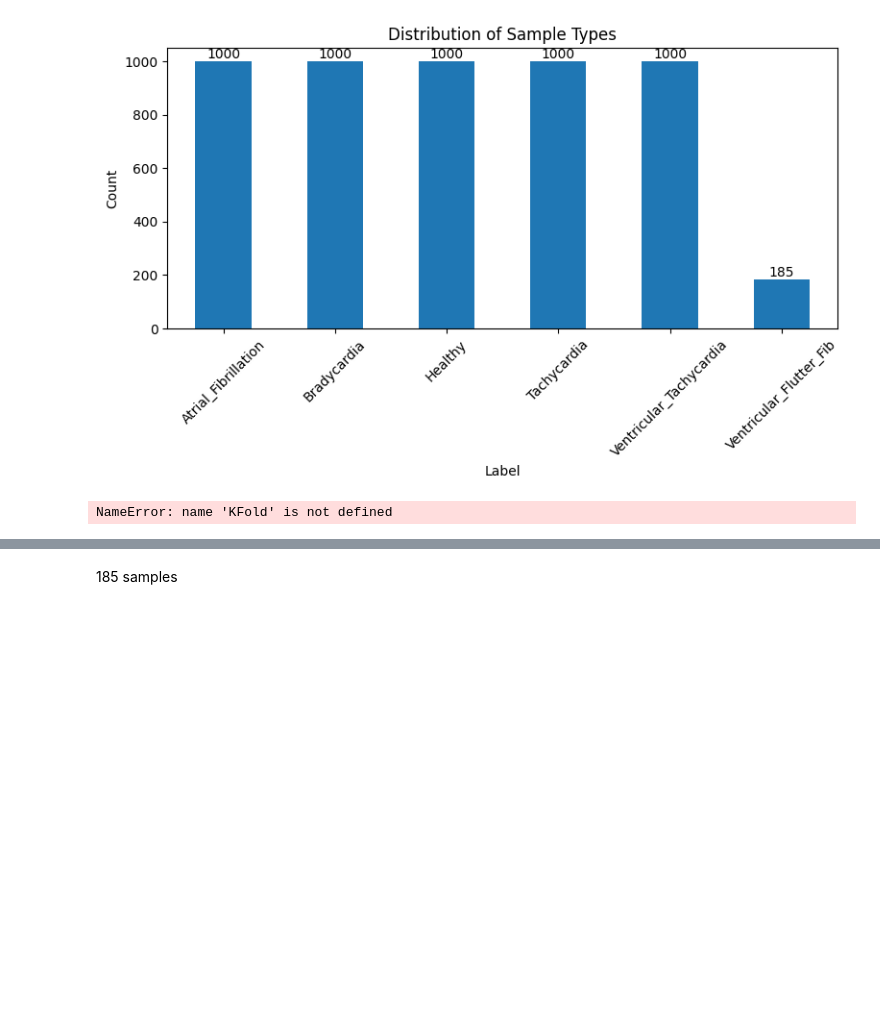
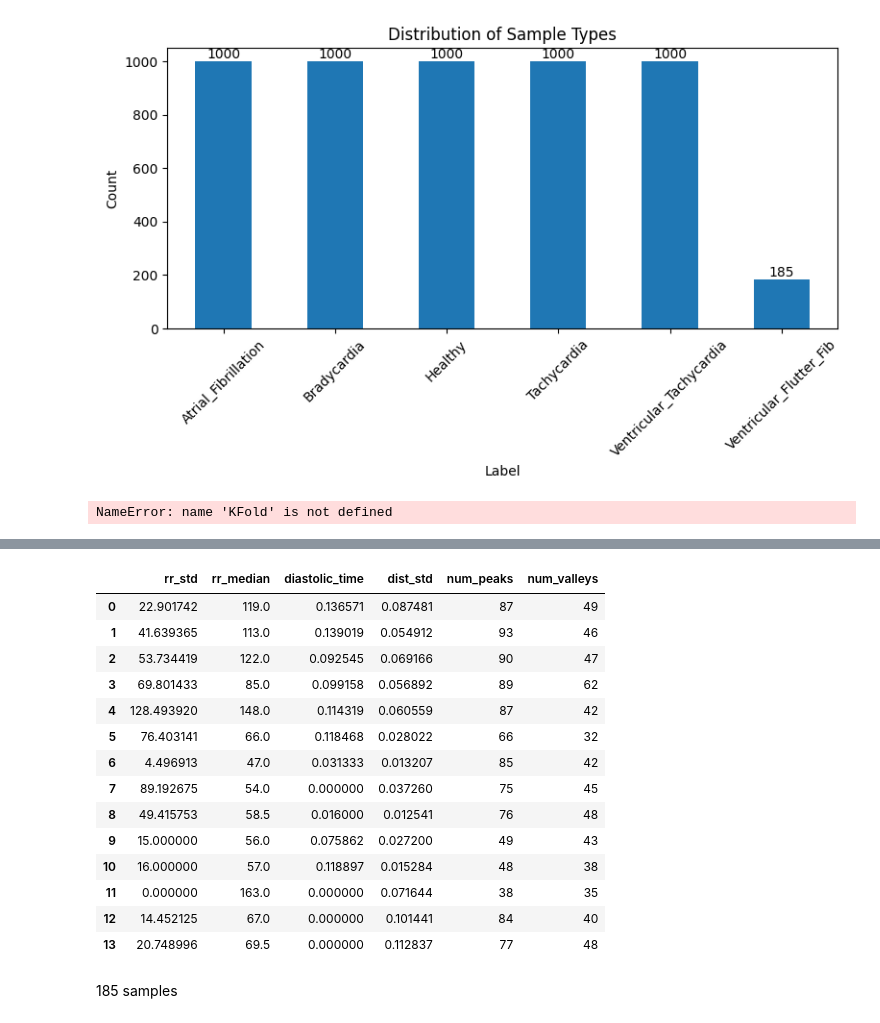
Before and after one commit to sarah-alabdulrazzak/RhythmGuard, a Jupyter notebook: Combined_Models.ipynb, the cells around one changed output, grey strips where cells are left out. Saved outputs shown, nothing was run; the diff lists cells and outputs as text; code cells hidden in the pictures; blank space fills up the shorter version.

```diff
--- a/Combined_Models.ipynb
+++ b/Combined_Models.ipynb
@@ -343,6 +363,7 @@ samples_df=pd.DataFrame({"Labels": labels_passed, "Groups": groups_passed, "diff
                         "diastolic_area":diastolic_area, "systolic_time":systolic_time, "diastolic_time":diastolic_time,
                         "pulse_interval":pulse_interval, "pp_interval":pp_interval, "fwhm":fwhm})
 samples_df=samples_df.dropna().reset_index(drop=True)
+samples_df.drop("diastolic_area", axis=1, inplace=True)
 samples_df
 # %% [output]
 |  | Labels | Groups | diff_median | dist_median | dist_std | num_peaks | num_valleys | first_peak_freq | ... |
@@ -724,7 +767,7 @@ X=Xg.drop(["Groups"], axis=1)
 groups=Xg["Groups"]
 
 X_ecg=X.drop(['systolic_amp',
-       'diastolic_amp', 'systolic_area', 'diastolic_area', 'systolic_time',
+       'diastolic_amp', 'systolic_time',
        'diastolic_time', 'pulse_interval', 'pp_interval', 'fwhm'], axis=1)
 X_ppg=X.drop(['diff_median', 'dist_median', 'dist_std',
        'num_peaks', 'num_valleys', 'first_peak_freq', 'second_peak_freq',
@@ -839,0 +1057,18 @@ NameError: name 'KFold' is not defined
+# %%
+samples_df.loc[samples_df["Groups"]=="Ventricular_Flutter_Fib0"][["rr_std", "rr_median", "diastolic_time", "dist_std", "num_peaks", "num_valleys"]].reset_index(drop=True)
+# %% [output]
+|  | rr_std | rr_median | diastolic_time | dist_std | num_peaks | num_valleys |
+| 0 | 22.901742 | 119.0 | 0.136571 | 0.087481 | 87 | 49 |
+| 1 | 41.639365 | 113.0 | 0.139019 | 0.054912 | 93 | 46 |
+| 2 | 53.734419 | 122.0 | 0.092545 | 0.069166 | 90 | 47 |
+| 3 | 69.801433 | 85.0 | 0.099158 | 0.056892 | 89 | 62 |
+| 4 | 128.493920 | 148.0 | 0.114319 | 0.060559 | 87 | 42 |
+| 5 | 76.403141 | 66.0 | 0.118468 | 0.028022 | 66 | 32 |
+| 6 | 4.496913 | 47.0 | 0.031333 | 0.013207 | 85 | 42 |
+| 7 | 89.192675 | 54.0 | 0.000000 | 0.037260 | 75 | 45 |
+| 8 | 49.415753 | 58.5 | 0.016000 | 0.012541 | 76 | 48 |
+| 9 | 15.000000 | 56.0 | 0.075862 | 0.027200 | 49 | 43 |
+| 10 | 16.000000 | 57.0 | 0.118897 | 0.015284 | 48 | 38 |
+| 11 | 0.000000 | 163.0 | 0.000000 | 0.071644 | 38 | 35 |
+| 12 | 14.452125 | 67.0 | 0.000000 | 0.101441 | 84 | 40 |
+| 13 | 20.748996 | 69.5 | 0.000000 | 0.112837 | 77 | 48 |
```
Also changed, not shown: parts of 12 cells of this notebook.
